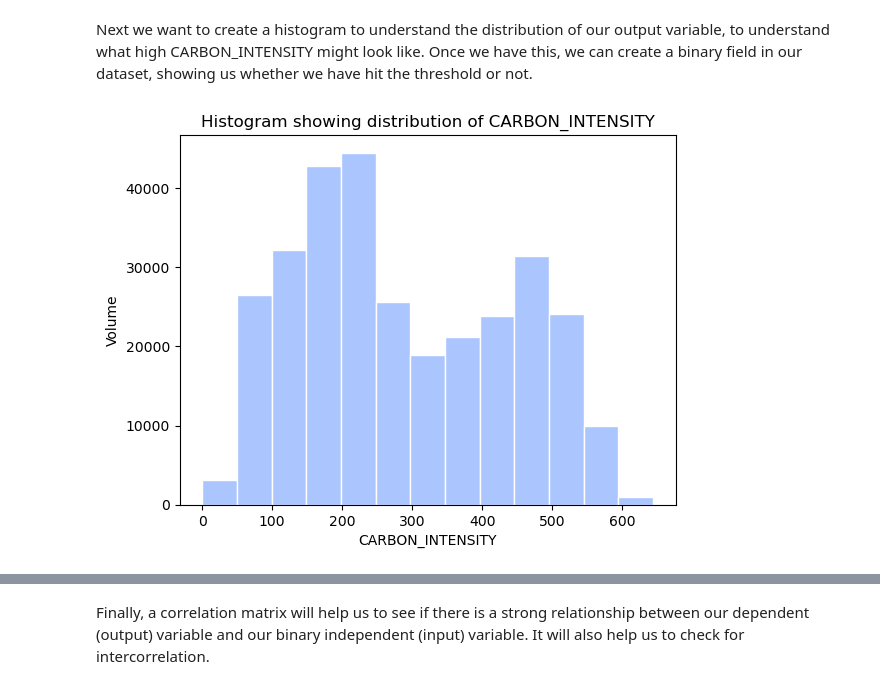
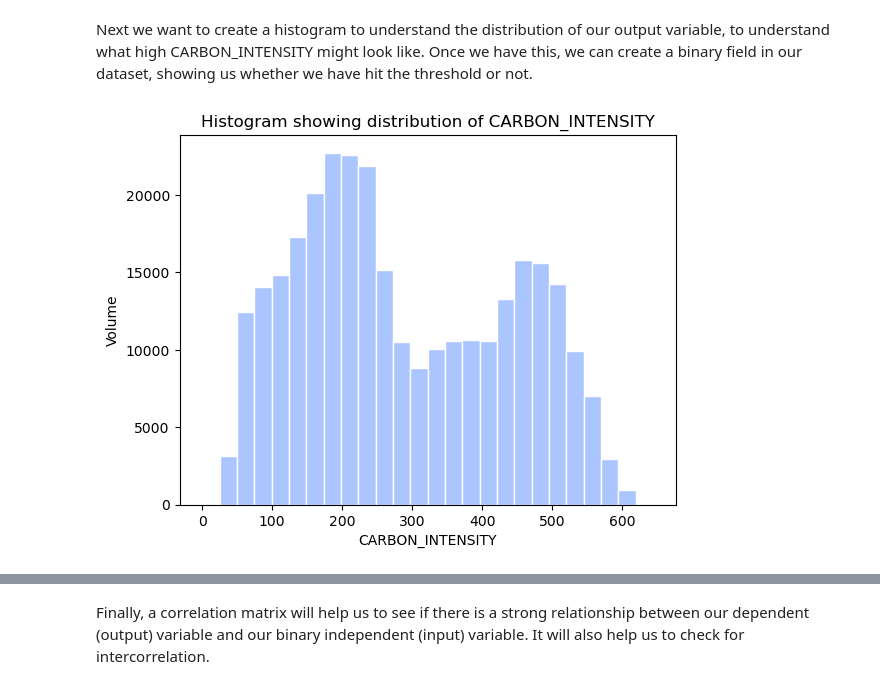
Before and after one commit to charlesvarthur/Workshops, a Jupyter notebook: Logistic Regression/Energy/Logistic Carbon Intensity - Coach.ipynb, the cells around one changed output, grey strips where cells are left out. Saved outputs shown, nothing was run; the diff lists cells and outputs as text; code cells hidden in the pictures.

```diff
--- a/Logistic Regression/Energy/Logistic Carbon Intensity - Coach.ipynb
+++ b/Logistic Regression/Energy/Logistic Carbon Intensity - Coach.ipynb
@@ -106,15 +106,15 @@ Next we want to create a histogram to understand the distribution of our output
 # %%
 # Create a histogram to determine a suitable threshold for HIGH_CARBON_INTENSITY
 hist = sns.histplot(x = "CARBON_INTENSITY",
              data = df,
              color="#8FB2FF",
              edgecolor="White",
              binrange=(0,df["CARBON_INTENSITY"].max()), # Binrange will start the bin at 0, not the first datapoint.
-             binwidth = 50)
+             binwidth = 25)
 hist.set_ylabel("Volume")
 hist.set_title("Histogram showing distribution of CARBON_INTENSITY")
 plt.show()
 # %% [output]
-[figure, old version]
+[figure, new version]
 # %%
 # Create a new binary column in the dataframe which will be True/False based on the threshold.
```
Also changed, not shown: parts of 16 cells of this notebook, 1 other file.
